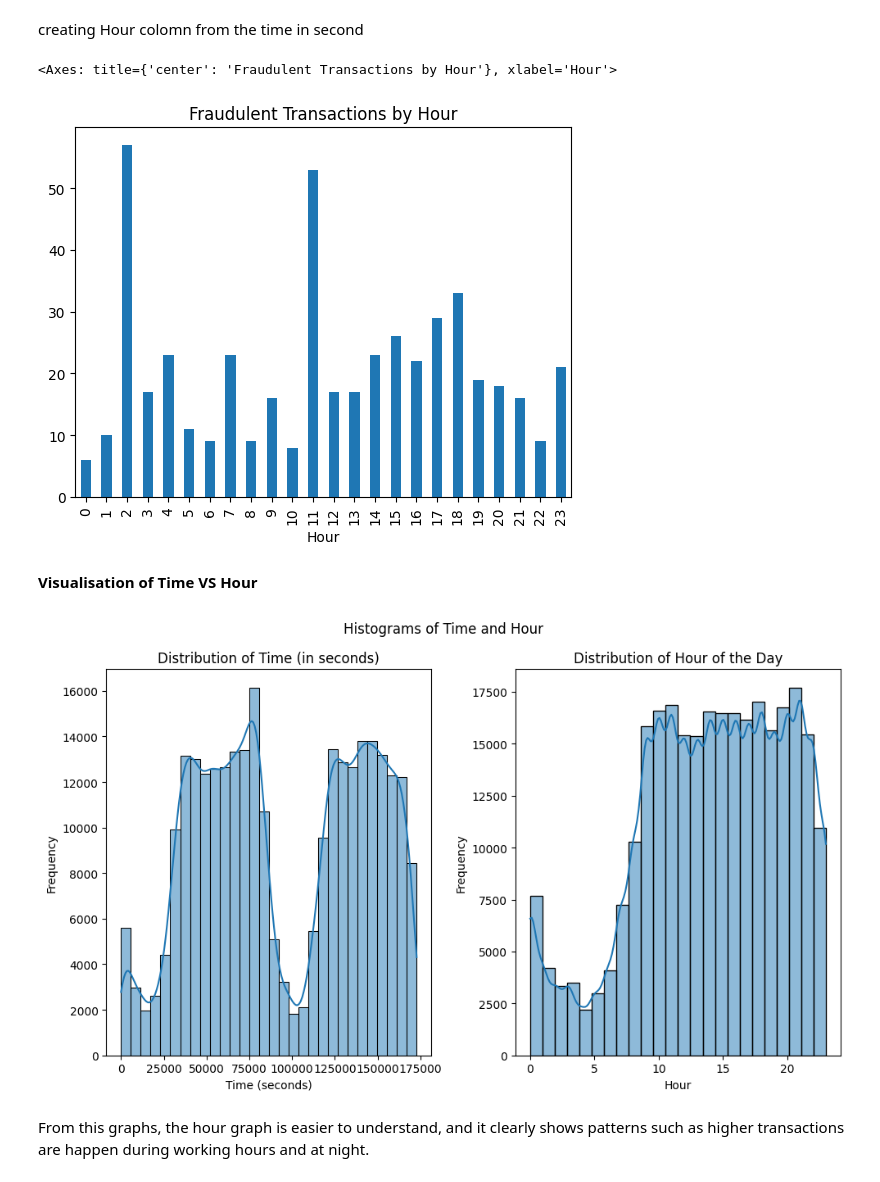
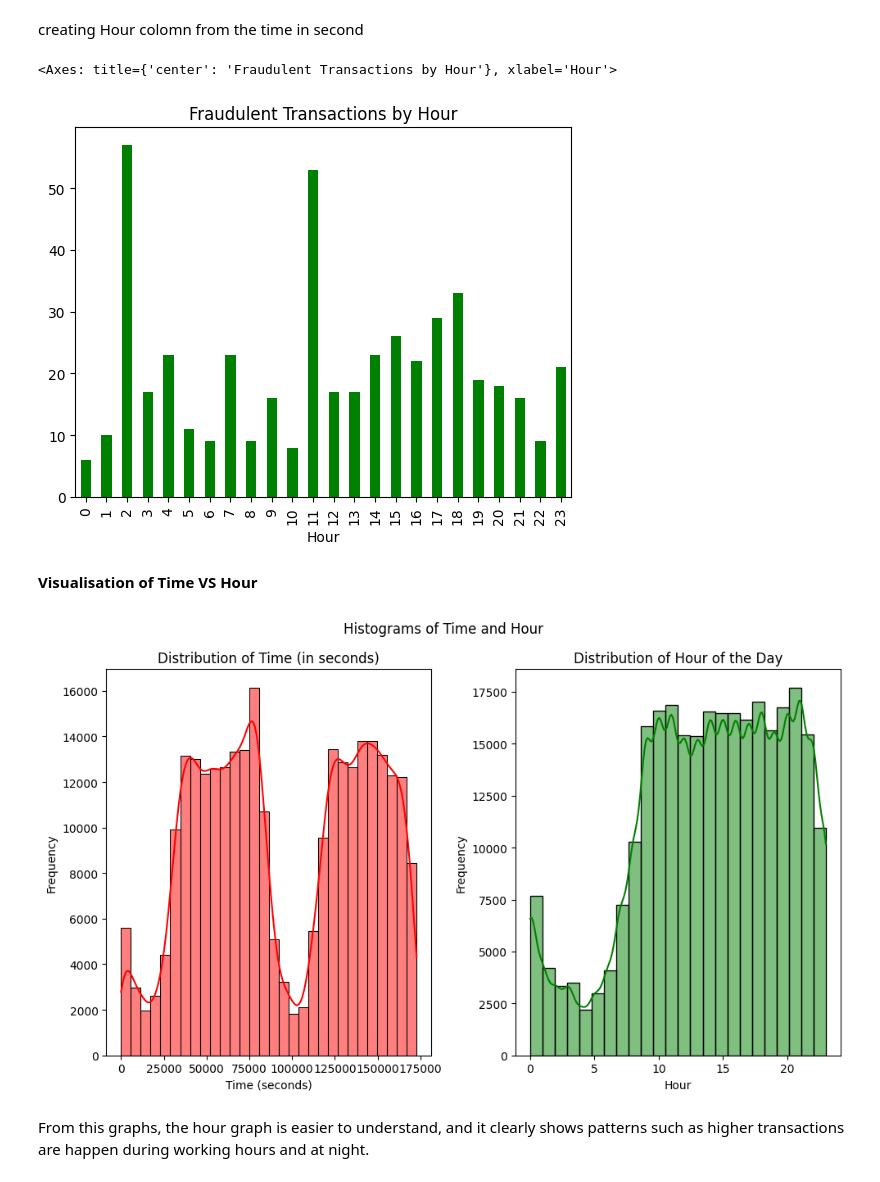
Before and after one commit to Shahanashirin-k/CREDIT_CARD-FRAUD_DETECTION, a Jupyter notebook: CCFD_v6.ipynb, the cells around one changed output. Cells and saved outputs as stored; diff of their text form; code cells hidden in the pictures.

```diff
--- a/CCFD_v6.ipynb
+++ b/CCFD_v6.ipynb
@@ -200,42 +200,42 @@ creating Hour colomn from the time in second
 df_C['Hour'] = pd.to_datetime(df_C['Time'], unit='s').dt.hour
 # %%
 hourly_fraud_analysis = df_C[df_C['Class'] == 1].groupby('Hour').size()
-hourly_fraud_analysis.plot(kind='bar', title='Fraudulent Transactions by Hour')
+hourly_fraud_analysis.plot(kind='bar', title='Fraudulent Transactions by Hour', color= 'green')
 # %% [output]
 <Axes: title={'center': 'Fraudulent Transactions by Hour'}, xlabel='Hour'>
-[figure, old version]
+[figure, new version]
 # %% [markdown]
 **Visualisation of Time VS Hour**
 # %%
 import matplotlib.pyplot as plt
 import seaborn as sns
 
 # Assuming df_C is your DataFrame with 'Time' and 'Hour' columns
 # Create subplots
 fig, ax = plt.subplots(1, 2, figsize=(10, 6), sharey=False)
 
 # Plot the 'Time' column (in seconds)
-sns.histplot(df_C['Time'], bins=30, ax=ax[0], kde=True)
+sns.histplot(df_C['Time'], bins=30, ax=ax[0], kde=True, color= 'red')
 ax[0].set_title('Distribution of Time (in seconds)')
 ax[0].set_xlabel('Time (seconds)')
 ax[0].set_ylabel('Frequency')
 
 # Plot the 'Hour' column (hour of the day)
-sns.histplot(df_C['Hour'], bins=24, ax=ax[1], kde=True)
+sns.histplot(df_C['Hour'], bins=24, ax=ax[1], kde=True, color= 'green')
 ax[1].set_title('Distribution of Hour of the Day')
 ax[1].set_xlabel('Hour')
 ax[1].set_ylabel('Frequency')
 
 # Add a super title for the entire figure
 plt.suptitle("Histograms of Time and Hour")
 
 # Adjust the layout to avoid overlap
 plt.tight_layout()
 
 # Display the plot
 plt.show()
 # %% [output]
-[figure, old version]
+[figure, new version]
 # %% [markdown]
 From this graphs, the hour graph is easier to understand, and it clearly shows patterns such as higher transactions are happen during working hours and at night.
 # %% [markdown]
```
Also changed, not shown: parts of 28 cells of this notebook.
